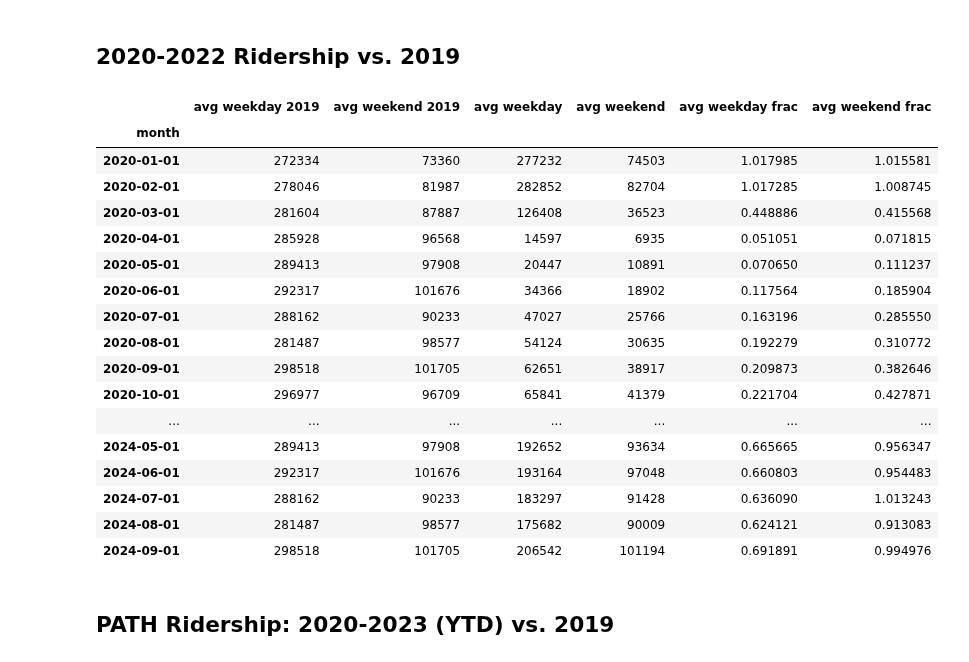
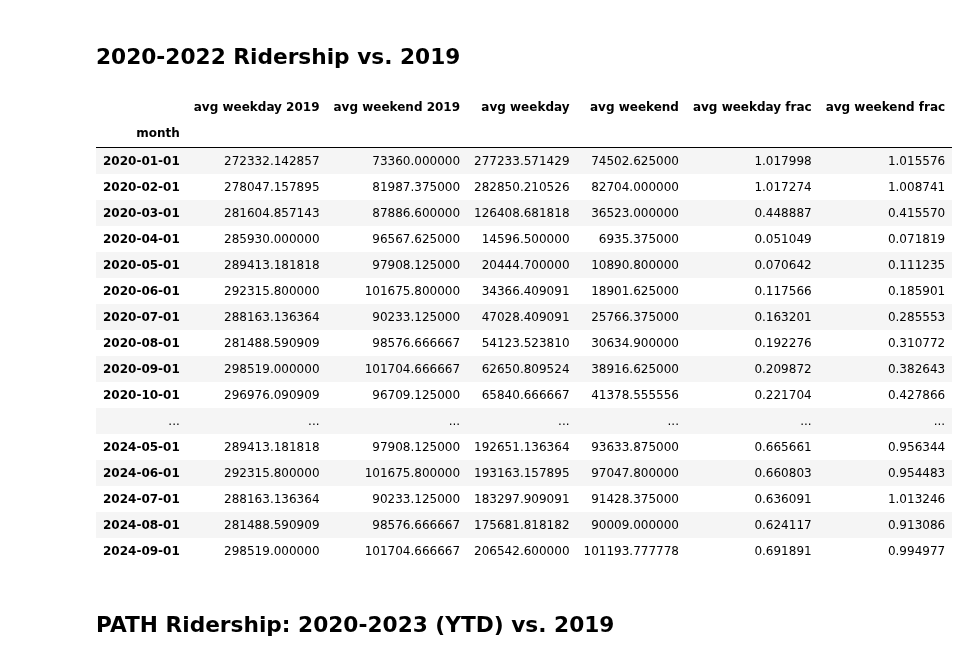
Before and after one commit to hudcostreets/path, a Jupyter notebook: months.ipynb, the cells around one changed output. Drawn from its saved outputs; the diff is of its cells as text; code cells hidden in the pictures.

```diff
--- a/months.ipynb
+++ b/months.ipynb
@@ -28,8 +28,12 @@ df = concat([
     read_parquet(pqt_path)
     for pqt_path in sorted(glob.glob('data/2*.pqt'))
     if fullmatch(r'\d{4}\.pqt', basename(pqt_path))
-]).reset_index(level=1)
-df['station'] = df.station.apply(lambda s: rename_stations.get(s, s))
-df = df.set_index('station', append=True)
+]).reset_index()
+stations = df.station.apply(lambda s: rename_stations.get(s, s))
+df['station'] = stations
+df = df[~df.station.str.contains('TOTAL')].copy()
+df['dt'] = to_dt(df.month)
+df['year'] = df.dt.dt.year
+df['month_idx'] = df.dt.dt.month
 df
 # %% [output]
@@ -49,0 +53,7 @@ df
+# %%
+dfs = []
+for pqt_path in sorted(glob.glob('data/2*-day-types.pqt')):
+    year = fullmatch(r'(?P<y>\d{4})-day-types\.pqt', basename(pqt_path))['y']
+    dfs.append(read_parquet(pqt_path).assign(year=int(year)))
+day_hists = pd.concat(dfs).reset_index().set_index(['year', 'month'])
+day_hists
@@ -109,11 +167,11 @@ end_month
 # %% [output]
 '2024-10'
 # %%
-month_totals = df.drop(columns='station').groupby('month').sum()
-month_dt = to_dt(month_totals.index.to_series())
+mt = m.drop(columns='station').groupby('month').sum()
+month_dt = to_dt(mt.index.to_series())
 months = month_dt.dt
 month_idxs = months.month.rename('month_idx')
 years = months.year.rename('year')
-month_totals = sxs(years, month_idxs, month_totals)
-month_totals
+mt = sxs(years, month_idxs, mt)
+mt
 # %% [output]
@@ -511,40 +479,40 @@ Saved plotly to .ire/avg_day_types.json
 # %% [markdown]
 ## 2020-2022 Ridership vs. 2019
 # %%
-mt20 = month_totals[month_dt >= to_dt('2020')]
-mt19 = month_totals[month_totals.year == 2019]
+mt20 = mt[month_dt >= to_dt('2020')]
+mt19 = mt[mt.year == 2019]
 mt19s = pd.concat([ mt19 for i in range((len(mt20) + len(mt19) - 1) // len(mt19)) ]).iloc[:len(mt20)]
 
 keys = ['avg weekday', 'avg weekend']
 cmp19 = (
     sxs(
         mt19s.reset_index(drop=True)[keys].rename(columns={ key: f'{key} 2019' for key in keys }),
         mt20.reset_index()[keys + ['month']],
     )
     .set_index('month')
 )
 for k in keys:
     cmp19[f'{k} frac'] = cmp19[k] / cmp19[f'{k} 2019']
 cmp19
 # %% [output]
 |  | avg weekday 2019 | avg weekend 2019 | avg weekday | avg weekend | avg weekday frac | avg weekend frac |
 | month |  |  |  |  |  |  |
-| 2020-01-01 | 272334 | 73360 | 277232 | 74503 | 1.017985 | 1.015581 |
-| 2020-02-01 | 278046 | 81987 | 282852 | 82704 | 1.017285 | 1.008745 |
-| 2020-03-01 | 281604 | 87887 | 126408 | 36523 | 0.448886 | 0.415568 |
-| 2020-04-01 | 285928 | 96568 | 14597 | 6935 | 0.051051 | 0.071815 |
-| 2020-05-01 | 289413 | 97908 | 20447 | 10891 | 0.070650 | 0.111237 |
-| 2020-06-01 | 292317 | 101676 | 34366 | 18902 | 0.117564 | 0.185904 |
-| 2020-07-01 | 288162 | 90233 | 47027 | 25766 | 0.163196 | 0.285550 |
-| 2020-08-01 | 281487 | 98577 | 54124 | 30635 | 0.192279 | 0.310772 |
-| 2020-09-01 | 298518 | 101705 | 62651 | 38917 | 0.209873 | 0.382646 |
-| 2020-10-01 | 296977 | 96709 | 65841 | 41379 | 0.221704 | 0.427871 |
+| 2020-01-01 | 272332.142857 | 73360.000000 | 277233.571429 | 74502.625000 | 1.017998 | 1.015576 |
+| 2020-02-01 | 278047.157895 | 81987.375000 | 282850.210526 | 82704.000000 | 1.017274 | 1.008741 |
+| 2020-03-01 | 281604.857143 | 87886.600000 | 126408.681818 | 36523.000000 | 0.448887 | 0.415570 |
+| 2020-04-01 | 285930.000000 | 96567.625000 | 14596.500000 | 6935.375000 | 0.051049 | 0.071819 |
+| 2020-05-01 | 289413.181818 | 97908.125000 | 20444.700000 | 10890.800000 | 0.070642 | 0.111235 |
+| 2020-06-01 | 292315.800000 | 101675.800000 | 34366.409091 | 18901.625000 | 0.117566 | 0.185901 |
+| 2020-07-01 | 288163.136364 | 90233.125000 | 47028.409091 | 25766.375000 | 0.163201 | 0.285553 |
+| 2020-08-01 | 281488.590909 | 98576.666667 | 54123.523810 | 30634.900000 | 0.192276 | 0.310772 |
+| 2020-09-01 | 298519.000000 | 101704.666667 | 62650.809524 | 38916.625000 | 0.209872 | 0.382643 |
+| 2020-10-01 | 296976.090909 | 96709.125000 | 65840.666667 | 41378.555556 | 0.221704 | 0.427866 |
 | ... | ... | ... | ... | ... | ... | ... |
-| 2024-05-01 | 289413 | 97908 | 192652 | 93634 | 0.665665 | 0.956347 |
-| 2024-06-01 | 292317 | 101676 | 193164 | 97048 | 0.660803 | 0.954483 |
-| 2024-07-01 | 288162 | 90233 | 183297 | 91428 | 0.636090 | 1.013243 |
-| 2024-08-01 | 281487 | 98577 | 175682 | 90009 | 0.624121 | 0.913083 |
-| 2024-09-01 | 298518 | 101705 | 206542 | 101194 | 0.691891 | 0.994976 |
+| 2024-05-01 | 289413.181818 | 97908.125000 | 192651.136364 | 93633.875000 | 0.665661 | 0.956344 |
+| 2024-06-01 | 292315.800000 | 101675.800000 | 193163.157895 | 97047.800000 | 0.660803 | 0.954483 |
+| 2024-07-01 | 288163.136364 | 90233.125000 | 183297.909091 | 91428.375000 | 0.636091 | 1.013246 |
+| 2024-08-01 | 281488.590909 | 98576.666667 | 175681.818182 | 90009.000000 | 0.624117 | 0.913086 |
+| 2024-09-01 | 298519.000000 | 101704.666667 | 206542.600000 | 101193.777778 | 0.691891 | 0.994977 |
 # %% [markdown]
 ## PATH Ridership: 2020-2023 (YTD) vs. 2019 <a id="vs-2019"></a>
 # %%
```
Also changed, not shown: parts of 16 cells of this notebook, 47 other files.
